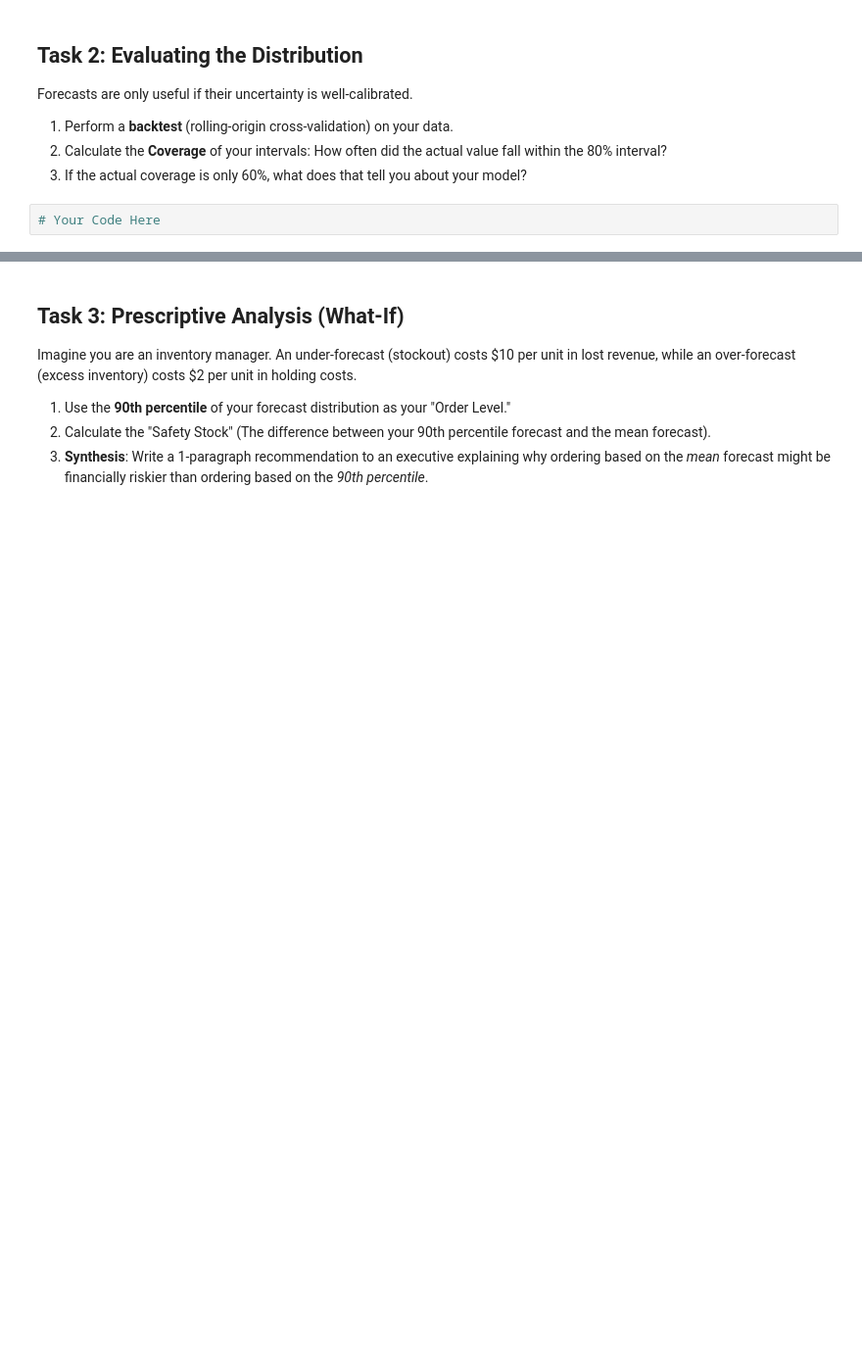
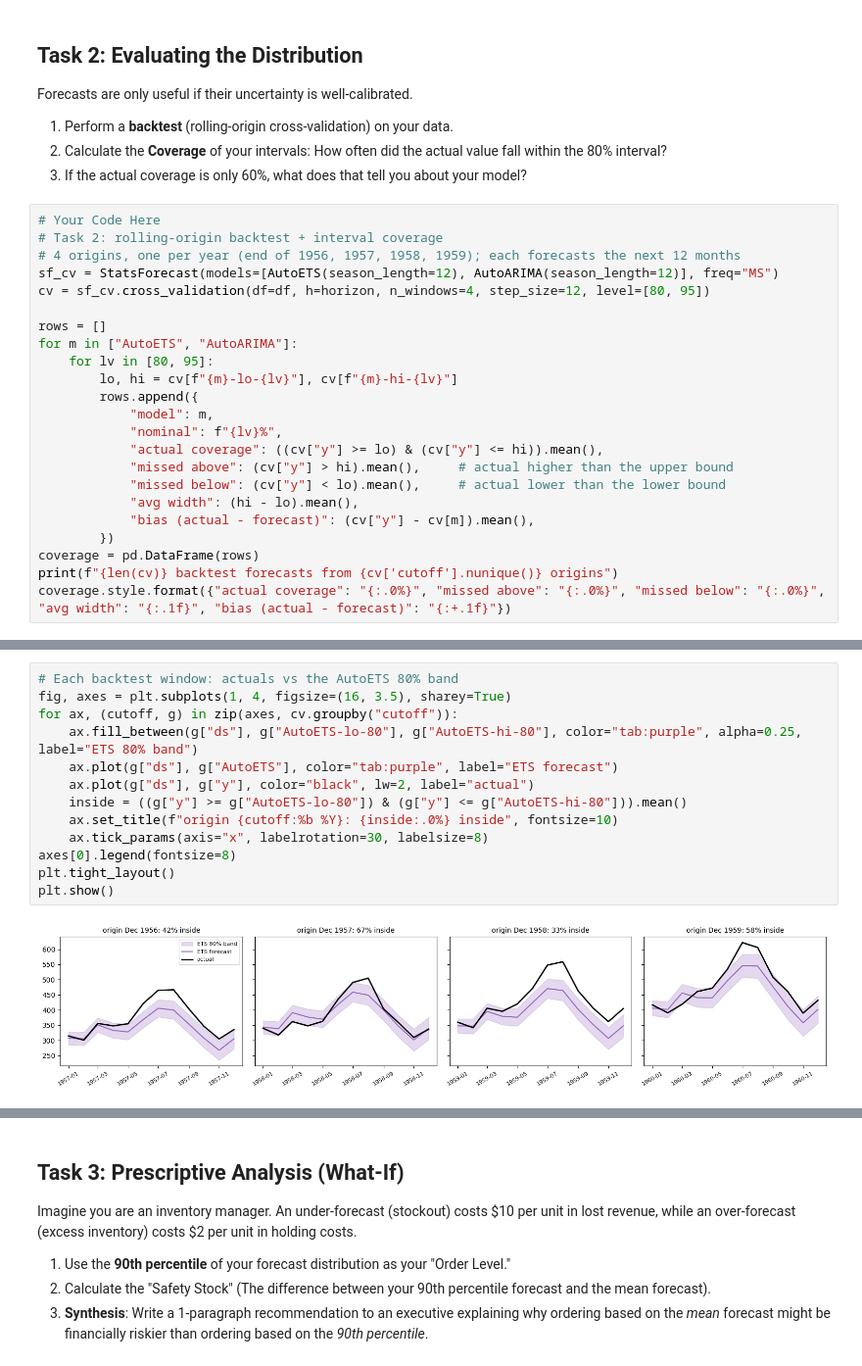
Before and after one commit to VickyGuo0907/DSE6230-forecasting-class-course-materials, a Jupyter notebook: assignments/week06_assignment.ipynb, the cells around one changed output, grey strips where cells are left out. Shown at 98% size. Cells and saved outputs as stored; diff of their text form; blank space fills up the shorter version.

```diff
--- a/assignments/week06_assignment.ipynb
+++ b/assignments/week06_assignment.ipynb
@@ -38,3 +78,24 @@ Forecasts are only useful if their uncertainty is well-calibrated.
 3. If the actual coverage is only 60%, what does that tell you about your model?
 # %%
 # Your Code Here
+# Task 2: rolling-origin backtest + interval coverage
+# 4 origins, one per year (end of 1956, 1957, 1958, 1959); each forecasts the next 12 months
+sf_cv = StatsForecast(models=[AutoETS(season_length=12), AutoARIMA(season_length=12)], freq="MS")
+cv = sf_cv.cross_validation(df=df, h=horizon, n_windows=4, step_size=12, level=[80, 95])
+
+rows = []
+for m in ["AutoETS", "AutoARIMA"]:
+    for lv in [80, 95]:
+        lo, hi = cv[f"{m}-lo-{lv}"], cv[f"{m}-hi-{lv}"]
+        rows.append({
+            "model": m,
+            "nominal": f"{lv}%",
+            "actual coverage": ((cv["y"] >= lo) & (cv["y"] <= hi)).mean(),
+            "missed above": (cv["y"] > hi).mean(),     # actual higher than the upper bound
+            "missed below": (cv["y"] < lo).mean(),     # actual lower than the lower bound
+            "avg width": (hi - lo).mean(),
+            "bias (actual - forecast)": (cv["y"] - cv[m]).mean(),
+        })
+coverage = pd.DataFrame(rows)
+print(f"{len(cv)} backtest forecasts from {cv['cutoff'].nunique()} origins")
+coverage.style.format({"actual coverage": "{:.0%}", "missed above": "{:.0%}", "missed below": "{:.0%}", "avg width": "{:.1f}", "bias (actual - forecast)": "{:+.1f}"})
@@ -40,0 +109,15 @@ Forecasts are only useful if their uncertainty is well-calibrated.
+# %%
+# Each backtest window: actuals vs the AutoETS 80% band
+fig, axes = plt.subplots(1, 4, figsize=(16, 3.5), sharey=True)
+for ax, (cutoff, g) in zip(axes, cv.groupby("cutoff")):
+    ax.fill_between(g["ds"], g["AutoETS-lo-80"], g["AutoETS-hi-80"], color="tab:purple", alpha=0.25, label="ETS 80% band")
+    ax.plot(g["ds"], g["AutoETS"], color="tab:purple", label="ETS forecast")
+    ax.plot(g["ds"], g["y"], color="black", lw=2, label="actual")
+    inside = ((g["y"] >= g["AutoETS-lo-80"]) & (g["y"] <= g["AutoETS-hi-80"])).mean()
+    ax.set_title(f"origin {cutoff:%b %Y}: {inside:.0%} inside", fontsize=10)
+    ax.tick_params(axis="x", labelrotation=30, labelsize=8)
+axes[0].legend(fontsize=8)
+plt.tight_layout()
+plt.show()
+# %% [output]
+[figure, added]
```
Also changed, not shown: parts of 6 cells of this notebook.
